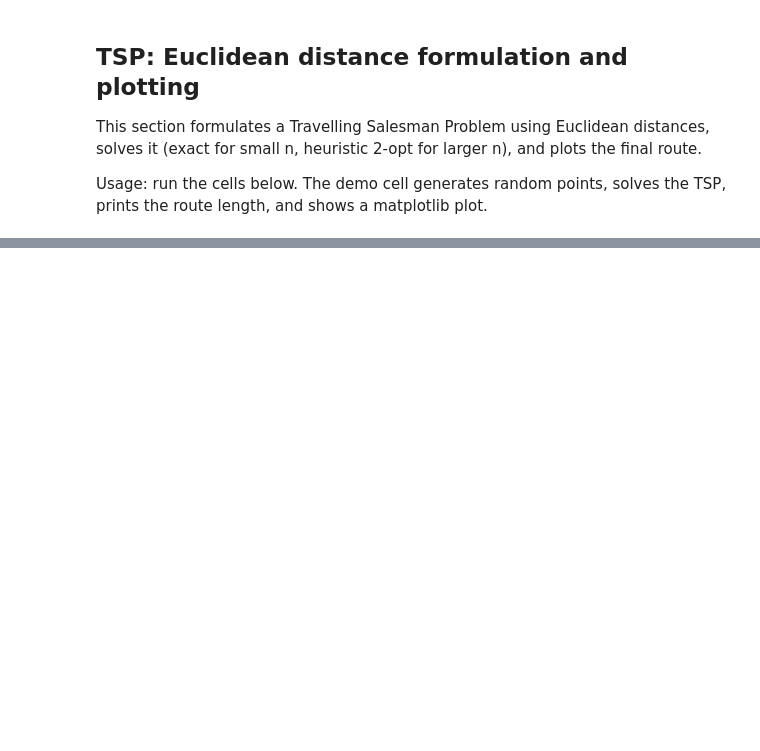
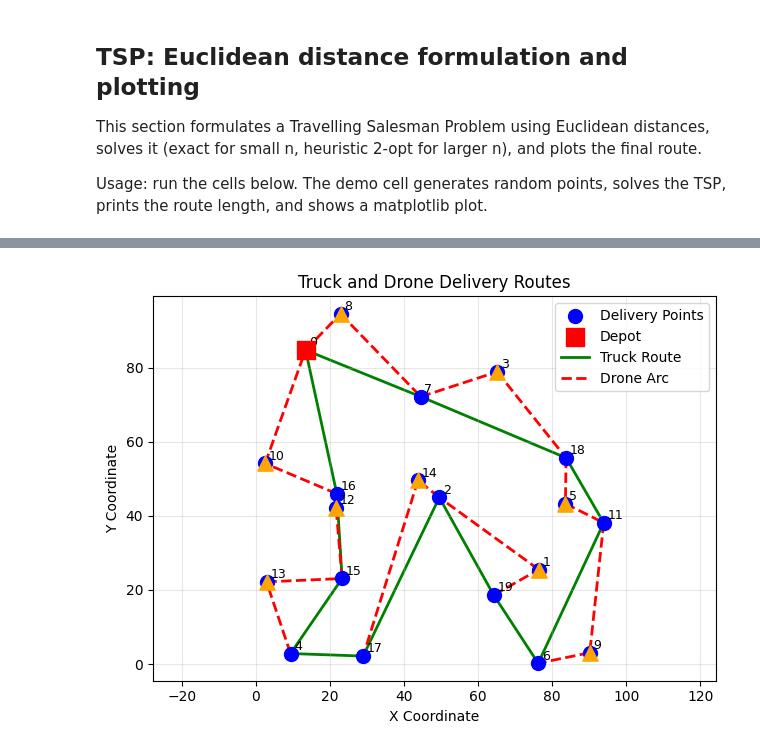
Before and after one commit to Kymapo/ISE754, a Jupyter notebook: ISE754 Project.ipynb, the cells around one changed output, grey strips where cells are left out. Saved outputs shown, nothing was run; the diff lists cells and outputs as text; code cells hidden in the pictures; blank space fills up the shorter version.

```diff
--- a/ISE754 Project.ipynb
+++ b/ISE754 Project.ipynb
@@ -168,0 +198,14 @@ Segment distance from 7 to 0: 33.55
+# %%
+# After your existing code that creates drone_points, ADD THIS:
+
+# Store drone operations as (launch, drone_customer, retrieval) tuples
+drone_operations = []
+for drone_point in drone_points:
+    idx = truck_route.index(drone_point)
+    launch = truck_route[idx - 1]  # previous point in route
+    retrieval = truck_route[(idx + 1) % len(truck_route)]  # next point (wraps to depot)
+    drone_operations.append((launch, drone_point, retrieval))
+
+print("\nDrone operations (launch, customer, retrieval):")
+for op in drone_operations:
+    print(f"  Launch from {op[0]}, deliver to {op[1]}, retrieve at {op[2]}")
@@ -168,0 +223,73 @@ Segment distance from 7 to 0: 33.55
+# %%
+import matplotlib.pyplot as plt
+
+def plot_routes_with_drones(points, truck_route, drone_operations):
+    """
+    Plots the truck and drone routes on a 2D map.
+
+    Args:
+        points (list of tuples): Coordinates of the points [(x1, y1), (x2, y2), ...].
+        truck_route (list of int): Indices of points in the truck route (including depot).
+        drone_operations (list of tuples): [(launch_idx, drone_customer_idx, retrieval_idx), ...]
+    """
+    # Extract drone customers for removal from truck route
+    drone_customers = [op[1] for op in drone_operations]
+
+    # Remove drone delivery points from the truck route
+    updated_truck_route = [p for p in truck_route if p not in drone_customers]
+
+    # Ensure the truck route is cyclic (connects last node back to the first)
+    if updated_truck_route[-1] != updated_truck_route[0]:
+        updated_truck_route.append(updated_truck_route[0])
+
+    # Plot all points
+    x, y = zip(*points)
+    plt.scatter(x, y, c='blue', label='Delivery Points', s=100, zorder=3)
+
+    # Highlight depot
+    plt.scatter([points[0][0]], [points[0][1]], c='red', marker='s',
+                s=150, label='Depot', zorder=4)
+
+    # Annotate points with their indices
+    for i, (px, py) in enumerate(points):
+        plt.text(px + 1, py + 1, str(i), fontsize=9, ha='left')
+
+    # Plot truck route
+    for i in range(len(updated_truck_route) - 1):
+        start, end = updated_truck_route[i], updated_truck_route[i + 1]
+        plt.plot([points[start][0], points[end][0]],
+                 [points[start][1], points[end][1]],
+                 'g-', linewidth=2, label='Truck Route' if i == 0 else "", zorder=1)
+
+    # Plot drone arcs
+    drone_label_added = False
+    for launch, drone_cust, retrieval in drone_operations:
+        # Launch arc (from truck to customer)
+        plt.plot([points[launch][0], points[drone_cust][0]],
+                 [points[launch][1], points[drone_cust][1]],
+                 'r--', linewidth=2, label='Drone Arc' if not drone_label_added else "", zorder=2)
+        # Retrieval arc (from customer back to truck)
+        plt.plot([points[drone_cust][0], points[retrieval][0]],
+                 [points[drone_cust][1], points[retrieval][1]],
+                 'r--', linewidth=2, zorder=2)
+        drone_label_added = True
+
+        # Mark drone delivery points distinctly
+        plt.scatter([points[drone_cust][0]], [points[drone_cust][1]],
+                   c='orange', marker='^', s=120, zorder=3)
+
+    # Add legend and labels
+    plt.legend(loc='best')
+    plt.xlabel('X Coordinate')
+    plt.ylabel('Y Coordinate')
+    plt.title('Truck and Drone Delivery Routes')
+    plt.grid(True, alpha=0.3)
+    plt.axis('equal')
+    plt.tight_layout()
+    plt.show()
+
+
+# Call the function with drone_operations instead of drone_points
+plot_routes_with_drones(points, truck_route, drone_operations)
+# %% [output]
+[figure, added]
```
Also changed, not shown: parts of 4 cells of this notebook.
